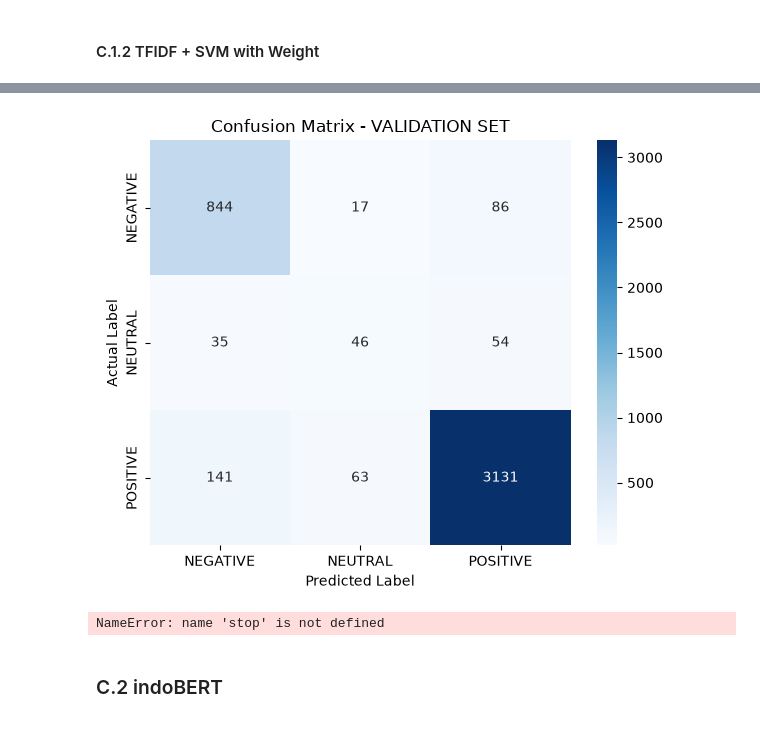
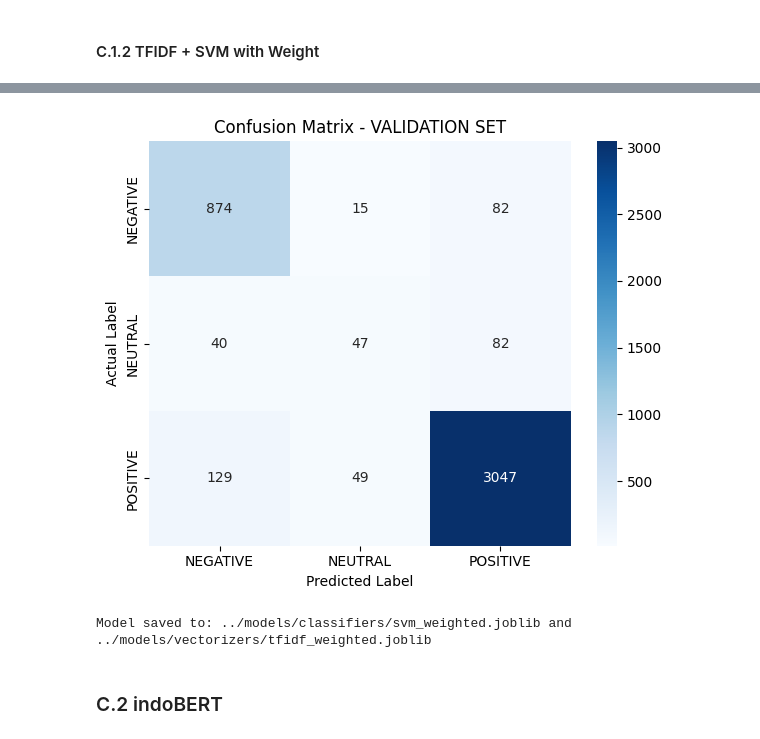
Before and after one commit to AlvinWjy25/telemedicine-sentiment-analysis-MTL, a Jupyter notebook: notebook/EDA.ipynb, the cells around one changed output, grey strips where cells are left out. Saved outputs shown, nothing was run; the diff lists cells and outputs as text; code cells hidden in the pictures.

Commit message:
Refactor notebook preprocessing, improve text cleaning and slang normalization, protect sentiment stop words, filter empty reviews, and update TFIDF_SVM_Baseline model

```diff
--- a/notebook/EDA.ipynb
+++ b/notebook/EDA.ipynb
@@ -1012,0 +1455,12 @@ Sastrawi: 123 ['tidak', 'belum', 'tapi', 'tetapi', 'namun', 'tanpa']
+# %%
+# Check if any review became completely empty
+empty_mask = df_final["review_cleaned_normed"].str.strip() == ""
+print(f"Empty reviews after cleaning: {empty_mask.sum():,}")
+
+if empty_mask.sum() > 0:
+    # Remove empty reviews so models do not fail
+    df_final = df_final[~empty_mask].copy()
+    train_df = train_df[train_df["review_cleaned_normed"].str.strip() != ""].copy()
+    val_df = val_df[val_df["review_cleaned_normed"].str.strip() != ""].copy()
+    test_df = test_df[test_df["review_cleaned_normed"].str.strip() != ""].copy()
+    print("Empty rows removed from train, val, and test splits.")
@@ -1437,25 +1891,40 @@ weighted avg       0.91      0.91      0.91      4417
 import sys, os
 from pathlib import Path
 
-ROOT_DIR = Path().cwd().parent
-print(ROOT_DIR)
-sys.path.insert(0, str(ROOT_DIR))
-from config.config_script import SVM_DIR, TFIDF_DIR
+VECTORIZER_DIR = Path("../models/vectorizers")
+MODEL_DIR = Path("../models/classifiers")
 
-pipeline = TFIDF_SVM_Baseline(
+VECTORIZER_DIR.mkdir(parents=True, exist_ok=True)
+MODEL_DIR.mkdir(parents=True, exist_ok=True)
+
+# File names updated to include "weighted"
+TFIDF_WEIGHTED_PATH = VECTORIZER_DIR / "tfidf_weighted.joblib"
+SVM_WEIGHTED_PATH = MODEL_DIR / "svm_weighted.joblib"
+
+# 2. Define sample weights for each review complexity level
+sample_weight_map = {
+    "COMPLEX": 3.0,
+    "INFORMATIVE": 2.0,
+    "UNINFORMATIVE": 1.0,
+}
+
+# 3. Train and evaluate the weighted TF-IDF + SVM pipeline
+pipeline_weighted = TFIDF_SVM_Baseline(
     df_train=train_df,
     df_val=val_df,
     df_test=test_df,
-    target_col='sentiment',
-    text_col='review_cleaned_normed',
+    target_col="sentiment",
+    text_col="review_cleaned_normed",
     max_features=100000,
-    weight_col='weight',
-    sample_weight_map={
-        'COMPLEX': 3.0,
-        'INFORMATIVE': 2.0,
-        'UNINFORMATIVE': 1.0,
-    }
-)._fit_pipeline(
-    model_path = SVM_DIR, vec_path=TFIDF_DIR
+    ngram_range=(1, 2),
+    stop_words=custom_stops,
+    do_preprocess=False,
+    weight_col="weight",
+    sample_weight_map=sample_weight_map,
+).fit_pipeline(
+    model_path=SVM_WEIGHTED_PATH,
+    vec_path=TFIDF_WEIGHTED_PATH,
+    keep_model=True,
+    final=False,
 )
 # %% [output]
@@ -1479,8 +1948,5 @@ weighted avg       0.91      0.91      0.91      4417
-[figure, old version]
+[figure, new version]
+Model saved to: ../models/classifiers/svm_weighted.joblib and ../models/vectorizers/tfidf_weighted.joblib
-# %%
-stop()
-# %% [output]
-NameError: name 'stop' is not defined
 # %% [markdown]
 ### C.2 indoBERT
 # %%
```
Also changed, not shown: parts of 54 cells of this notebook, 6 other files.
